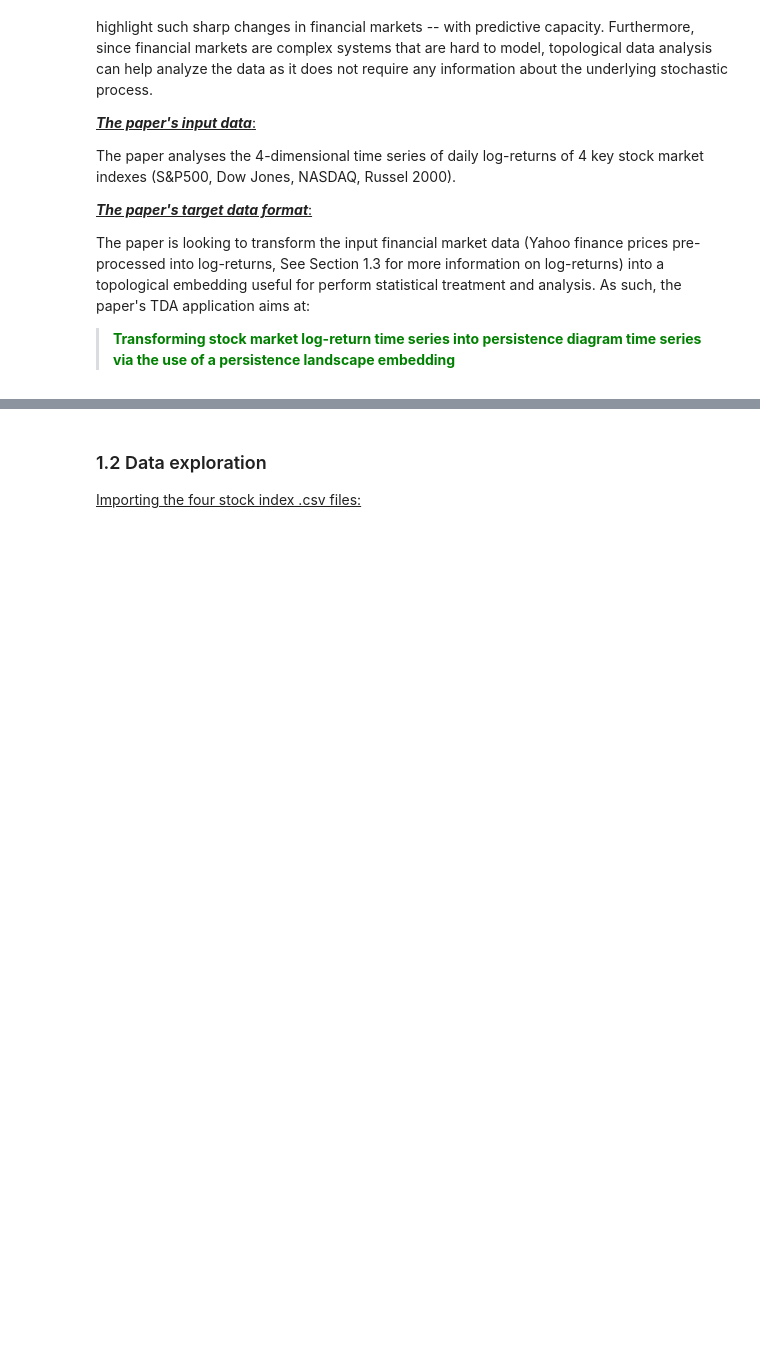
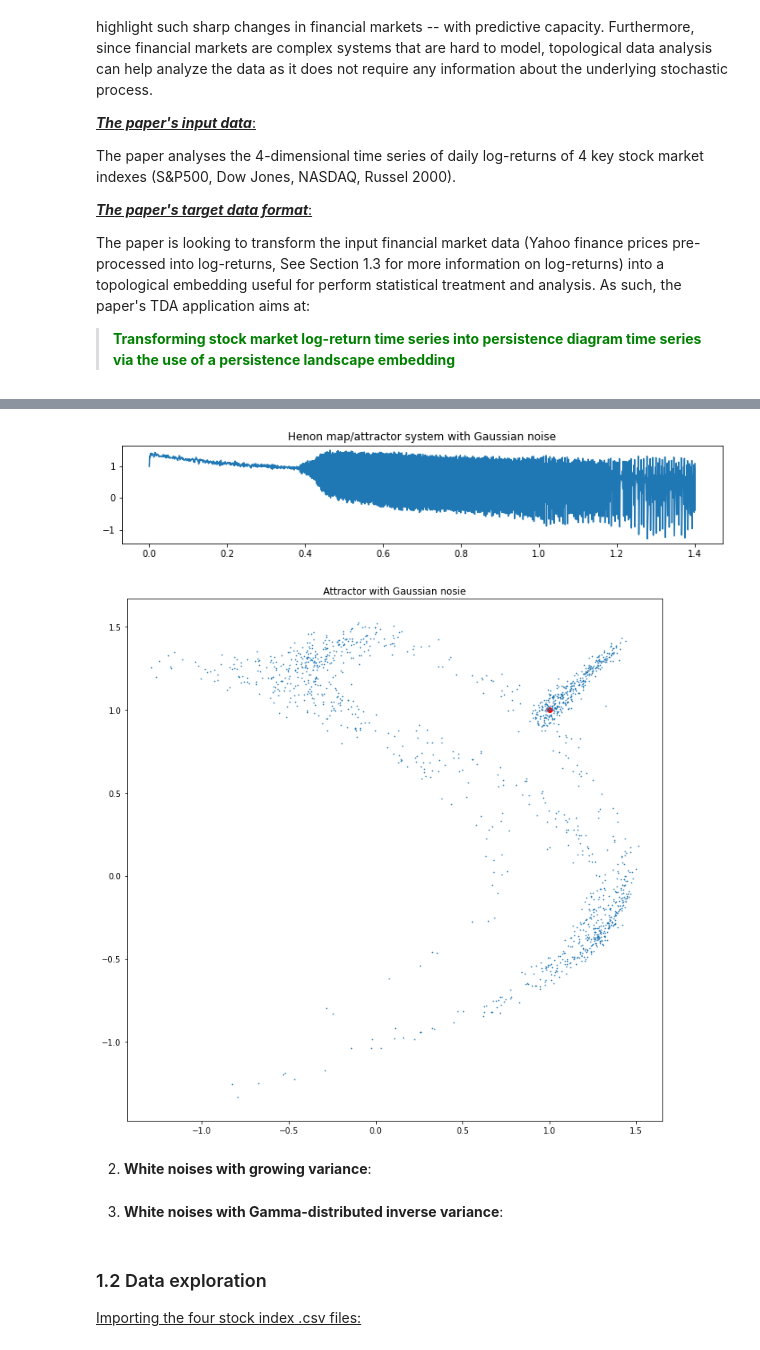
Before and after one commit to qlero/financial_crisis_prediction_homology, a Jupyter notebook: persistent_homology_TS.ipynb, the cells around one changed output, grey strips where cells are left out. Saved outputs shown, nothing was run; the diff lists cells and outputs as text; code cells hidden in the pictures; blank space fills up the shorter version.

```diff
--- a/persistent_homology_TS.ipynb
+++ b/persistent_homology_TS.ipynb
@@ -279,3 +367,13 @@ To experiment with the new persistence-landscape method, the paper tests it on t
+# %%
+# Reproduces in the first plot the graph available in Figure 2
+_ = noisy_henon_map(b=0.3, timestep=0.001, noise_intensity=1, x0=1, y0=1)
+# %% [output]
+[figure, added]
+[figure, added]
+# %% [markdown]
+2. **White noises with growing variance**:
+# %% [markdown]
+3. **White noises with Gamma-distributed inverse variance**:
 # %% [markdown]
 
 ### 1.2 Data exploration
```
Also changed, not shown: parts of 10 cells of this notebook.
